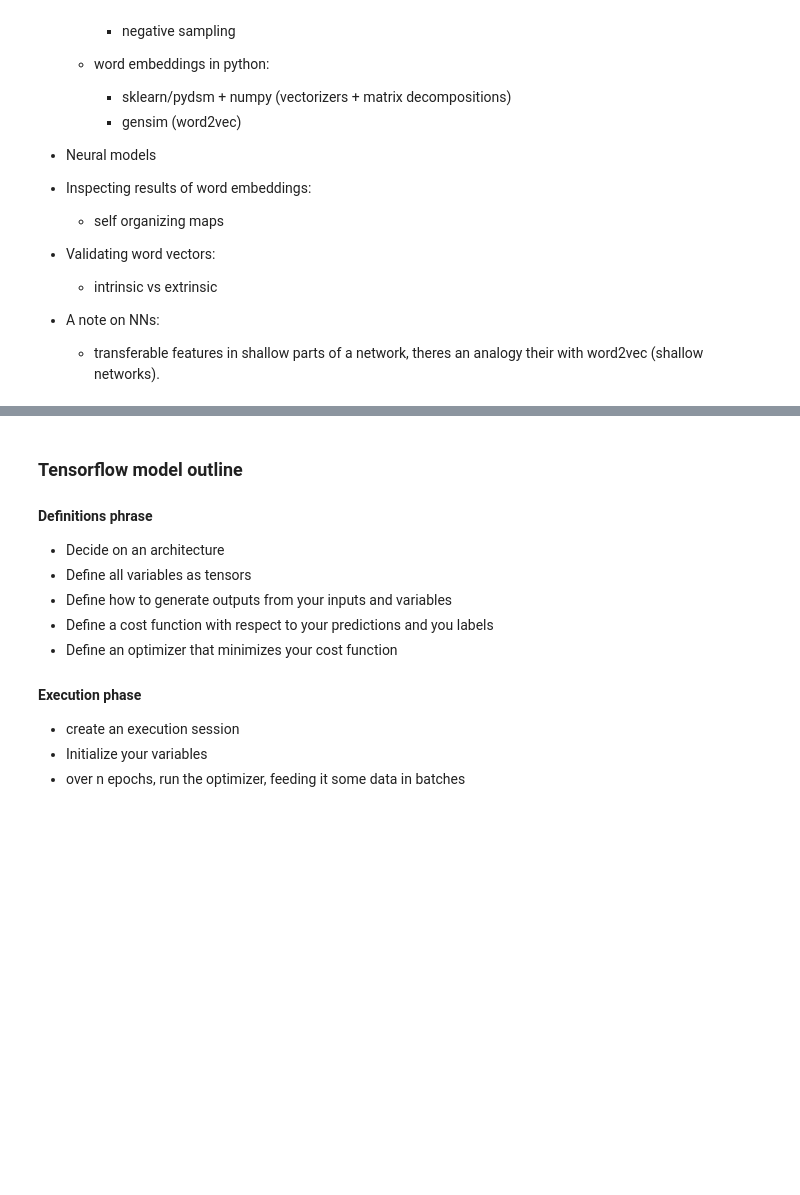
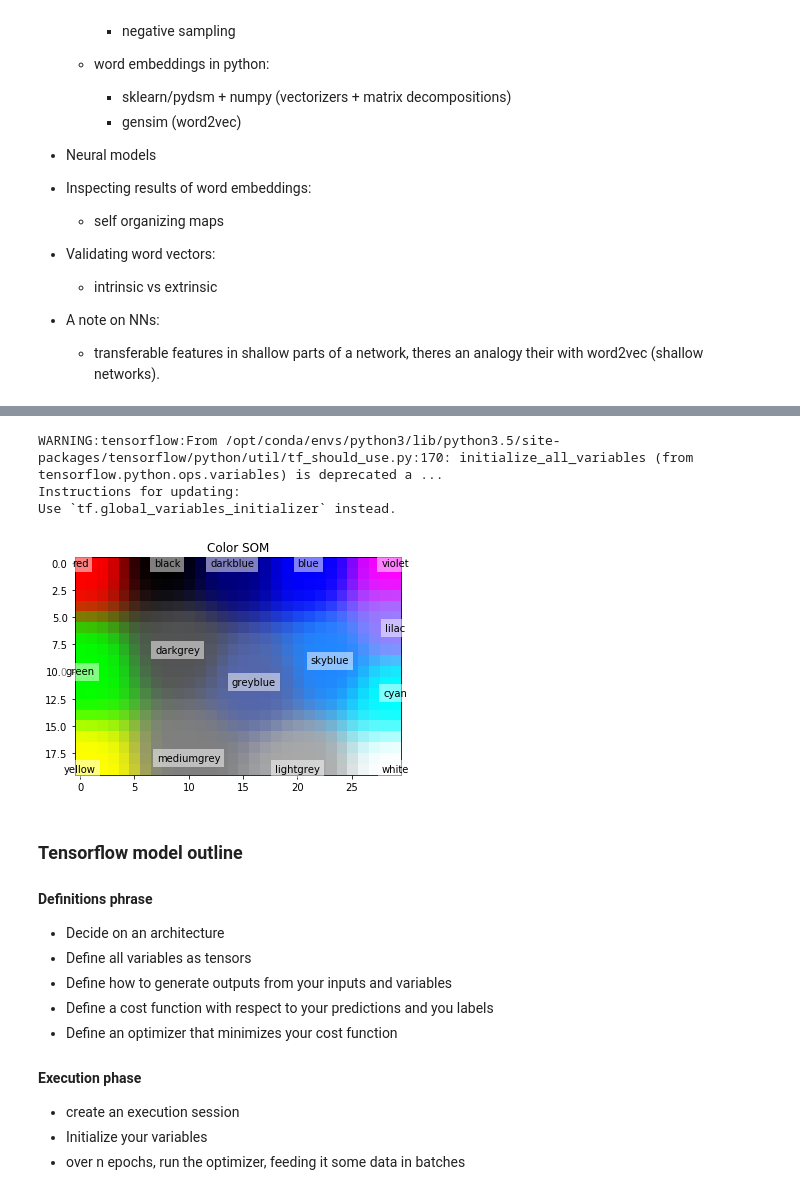
Before and after one commit to jupytercon2017user/jupytercon-2017, a Jupyter notebook: tutorial/deep-learning.ipynb, the cells around one changed output, grey strips where cells are left out. Cells and saved outputs as stored; diff of their text form; code cells hidden in the pictures; blank space fills up the shorter version.

```diff
--- a/tutorial/deep-learning.ipynb
+++ b/tutorial/deep-learning.ipynb
@@ -171,0 +430,46 @@ IndexError: pop from empty list
+# %%
+colors = np.array(
+     [[0., 0., 0.],
+      [0., 0., 1.],
+      [0., 0., 0.5],
+      [0.125, 0.529, 1.0],
+      [0.33, 0.4, 0.67],
+      [0.6, 0.5, 1.0],
+      [0., 1., 0.],
+      [1., 0., 0.],
+      [0., 1., 1.],
+      [1., 0., 1.],
+      [1., 1., 0.],
+      [1., 1., 1.],
+      [.33, .33, .33],
+      [.5, .5, .5],
+      [.66, .66, .66]])
+color_names = \
+    ['black', 'blue', 'darkblue', 'skyblue',
+     'greyblue', 'lilac', 'green', 'red',
+     'cyan', 'violet', 'yellow', 'white',
+     'darkgrey', 'mediumgrey', 'lightgrey']
+
+som = SOM(20, 30, 3, 400)
+som.train(colors)
+# %% [output]
+WARNING:tensorflow:From /opt/conda/envs/python3/lib/python3.5/site-packages/tensorflow/python/util/tf_should_use.py:170: initialize_all_variables (from tensorflow.python.ops.variables) is deprecated a ...
+Instructions for updating:
+Use `tf.global_variables_initializer` instead.
+# %%
+#Get output grid
+image_grid = som.get_centroids()
+
+#Map colours to their closest neurons
+mapped = som.map_vects(colors)
+# %%
+import matplotlib.pyplot as plt
+#Plot
+plt.imshow(image_grid)
+plt.title('Color SOM')
+for i, m in enumerate(mapped):
+    plt.text(m[1], m[0], color_names[i], ha='center', va='center',
+             bbox=dict(facecolor='white', alpha=0.5, lw=0))
+plt.show()
+# %% [output]
+[figure, added]
```
Also changed, not shown: parts of 17 cells of this notebook, 5 other files.
